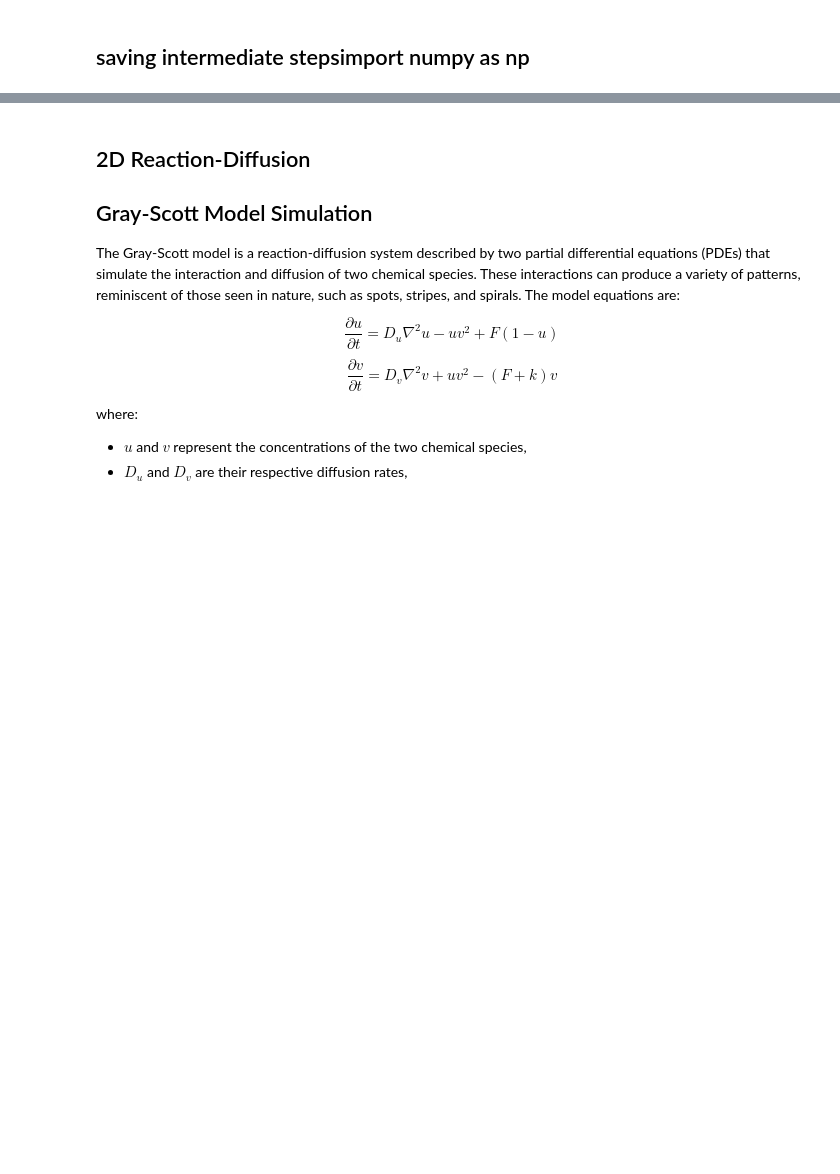
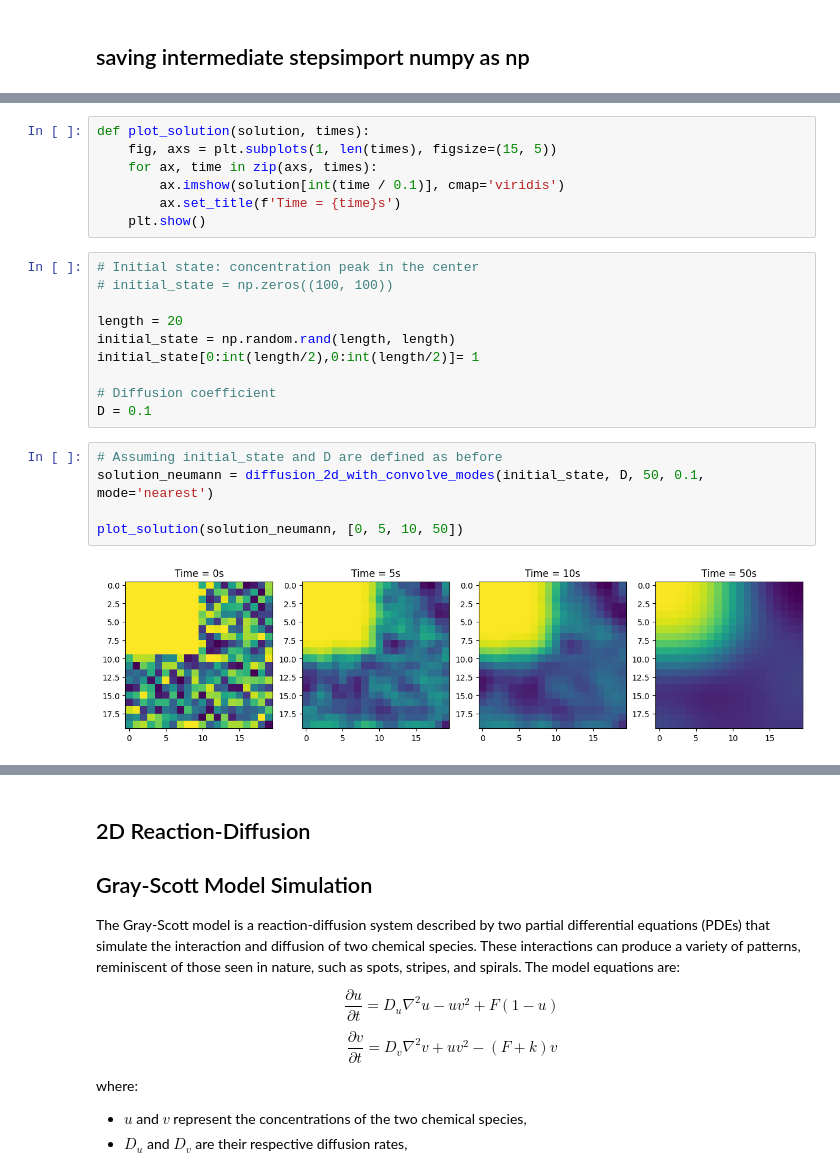
Before and after one commit to eagmon/notebook_tests, a Jupyter notebook: sim_study_guide_pdes.ipynb, the cells around one changed output, grey strips where cells are left out. Cells and saved outputs as stored; diff of their text form; blank space fills up the shorter version.

```diff
--- a/sim_study_guide_pdes.ipynb
+++ b/sim_study_guide_pdes.ipynb
@@ -154,0 +217,24 @@ plt.show()
+# %%
+def plot_solution(solution, times):
+    fig, axs = plt.subplots(1, len(times), figsize=(15, 5))
+    for ax, time in zip(axs, times):
+        ax.imshow(solution[int(time / 0.1)], cmap='viridis')
+        ax.set_title(f'Time = {time}s')
+    plt.show()
+# %%
+# Initial state: concentration peak in the center
+# initial_state = np.zeros((100, 100))
+
+length = 20
+initial_state = np.random.rand(length, length)
+initial_state[0:int(length/2),0:int(length/2)]= 1
+
+# Diffusion coefficient
+D = 0.1
+# %%
+# Assuming initial_state and D are defined as before
+solution_neumann = diffusion_2d_with_convolve_modes(initial_state, D, 50, 0.1, mode='nearest')
+
+plot_solution(solution_neumann, [0, 5, 10, 50])
+# %% [output]
+[figure, added]
```
Also changed, not shown: parts of 11 cells of this notebook, 1 other file.
